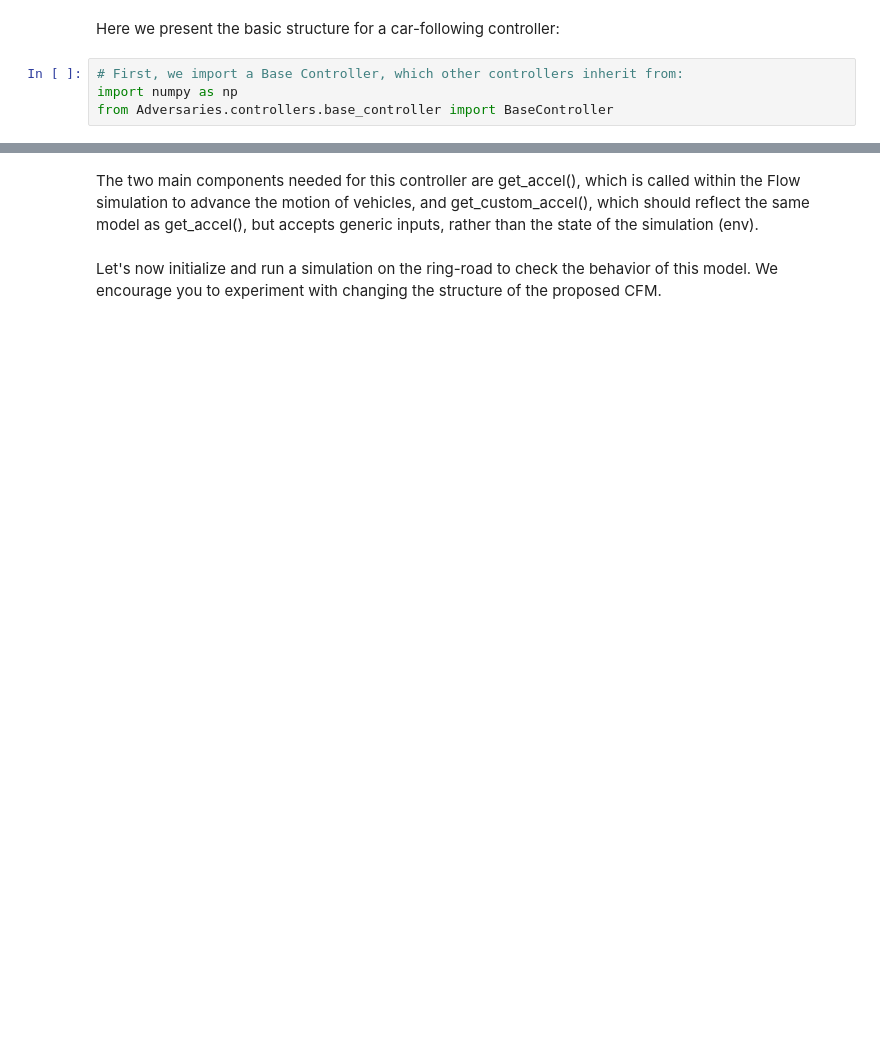
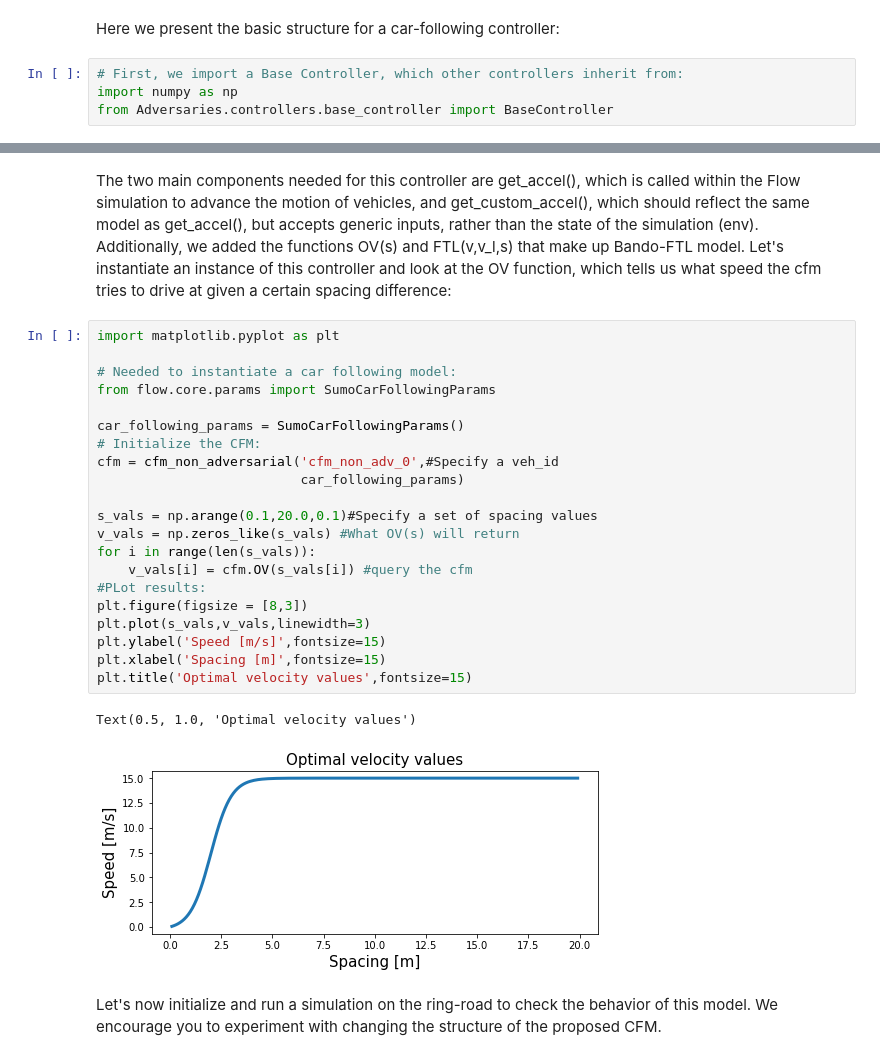
Before and after one commit to georgegunter/Anti-Flow, a Jupyter notebook: tutorials/tutorial02_design_an_adversary.ipynb, the cells around one changed output, grey strips where cells are left out. Saved outputs shown, nothing was run; the diff lists cells and outputs as text; blank space fills up the shorter version.

```diff
--- a/tutorials/tutorial02_design_an_adversary.ipynb
+++ b/tutorials/tutorial02_design_an_adversary.ipynb
@@ -75,5 +79,29 @@ class cfm_non_adversarial(BaseController):
 # %% [markdown]
-The two main components needed for this controller are get_accel(), which is called within the Flow simulation to advance the motion of vehicles, and get_custom_accel(), which should reflect the same model as get_accel(), but accepts generic inputs, rather than the state of the simulation (env).
+The two main components needed for this controller are get_accel(), which is called within the Flow simulation to advance the motion of vehicles, and get_custom_accel(), which should reflect the same model as get_accel(), but accepts generic inputs, rather than the state of the simulation (env). Additionally, we added the functions OV(s) and FTL(v,v_l,s) that make up Bando-FTL model. Let's instantiate an instance of this controller and look at the OV function, which tells us what speed the cfm tries to drive at given a certain spacing difference:
+# %%
+import matplotlib.pyplot as plt
+
+# Needed to instantiate a car following model:
+from flow.core.params import SumoCarFollowingParams
+
+car_following_params = SumoCarFollowingParams()
+# Initialize the CFM:
+cfm = cfm_non_adversarial('cfm_non_adv_0',#Specify a veh_id
+                          car_following_params)
+
+s_vals = np.arange(0.1,20.0,0.1)#Specify a set of spacing values
+v_vals = np.zeros_like(s_vals) #What OV(s) will return
+for i in range(len(s_vals)):
+    v_vals[i] = cfm.OV(s_vals[i]) #query the cfm
+#PLot results:
+plt.figure(figsize = [8,3])
+plt.plot(s_vals,v_vals,linewidth=3)
+plt.ylabel('Speed [m/s]',fontsize=15)
+plt.xlabel('Spacing [m]',fontsize=15)
+plt.title('Optimal velocity values',fontsize=15)
+# %% [output]
+Text(0.5, 1.0, 'Optimal velocity values')
+[figure, added]
 # %% [markdown]
 Let's now initialize and run a simulation on the ring-road to check the behavior of this model. We encourage you to experiment with changing the structure of the proposed CFM.
 # %%
```
Also changed, not shown: parts of 21 cells of this notebook, 3 other files.
